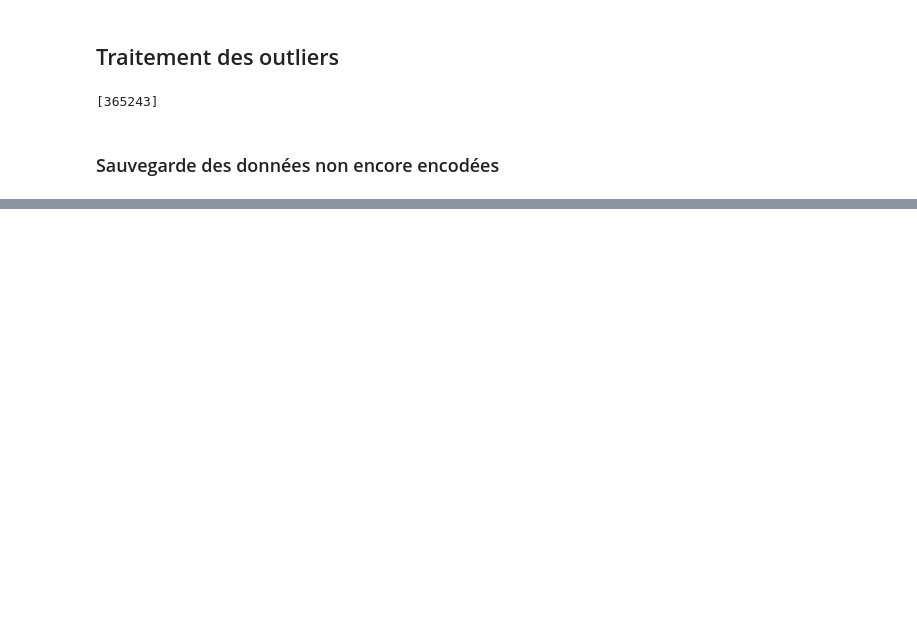
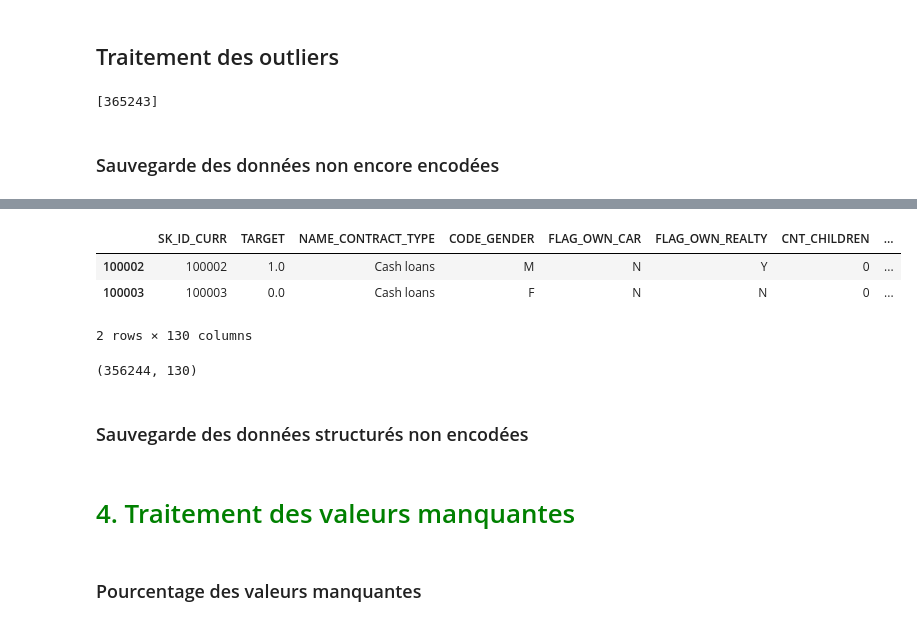
Before and after one commit to OmitsuSama/Pret_a_depenser_p7, a Jupyter notebook: Projet_7_notebook.ipynb, the cells around one changed output, grey strips where cells are left out. Saved outputs shown, nothing was run; the diff lists cells and outputs as text; code cells hidden in the pictures; blank space fills up the shorter version.

Commit message:
traitement des valeurs manquantes

```diff
--- a/Projet_7_notebook.ipynb
+++ b/Projet_7_notebook.ipynb
@@ -839,0 +963,30 @@ app.to_csv("app_no_encoded_no_featureengineering.csv")
+# %%
+def manual_feature_engineering(app) :
+
+    #Certaines compositions pertinentes de variables permettent d'aider le modèle
+
+    app['PROPORTION_LIFE_EMPLOYED'] = app['DAYS_EMPLOYED'] / app['DAYS_BIRTH']
+    app['INCOME_TO_CREDIT_RATIO'] = app['AMT_INCOME_TOTAL'] / app['AMT_CREDIT']
+    app['INCOME_TO_ANNUITY_RATIO'] = app['AMT_INCOME_TOTAL'] / app['AMT_ANNUITY']
+    app['INCOME_TO_ANNUITY_RATIO_BY_AGE'] = app['INCOME_TO_ANNUITY_RATIO'] * app['DAYS_BIRTH']
+    app['CREDIT_TO_ANNUITY_RATIO'] = app['AMT_CREDIT'] / app['AMT_ANNUITY']
+    app['CREDIT_TO_ANNUITY_RATIO_BY_AGE'] = app['CREDIT_TO_ANNUITY_RATIO'] * app['DAYS_BIRTH']
+    app['INCOME_TO_FAMILYSIZE_RATIO'] = app['AMT_INCOME_TOTAL'] / app['CNT_FAM_MEMBERS']
+
+    return app
+# %%
+# Feature engineering manuel
+app = manual_feature_engineering(app)
+# %%
+app.head(2)
+# %% [output]
+|  | SK_ID_CURR | TARGET | NAME_CONTRACT_TYPE | CODE_GENDER | FLAG_OWN_CAR | FLAG_OWN_REALTY | CNT_CHILDREN | ... |
+| 100002 | 100002 | 1.0 | Cash loans | M | N | Y | 0 | ... |
+| 100003 | 100003 | 0.0 | Cash loans | F | N | N | 0 | ... |
+2 rows × 130 columns
+# %%
+app.shape
+# %% [output]
+(356244, 130)
+# %% [markdown]
+### Sauvegarde des données structurés non encodées
@@ -839,0 +996,4 @@ app.to_csv("app_no_encoded_no_featureengineering.csv")
+# %% [markdown]
+# <font color='green'>4. Traitement des valeurs manquantes </font>
+# %% [markdown]
+### Pourcentage des valeurs manquantes
```
Also changed, not shown: parts of 30 cells of this notebook.
